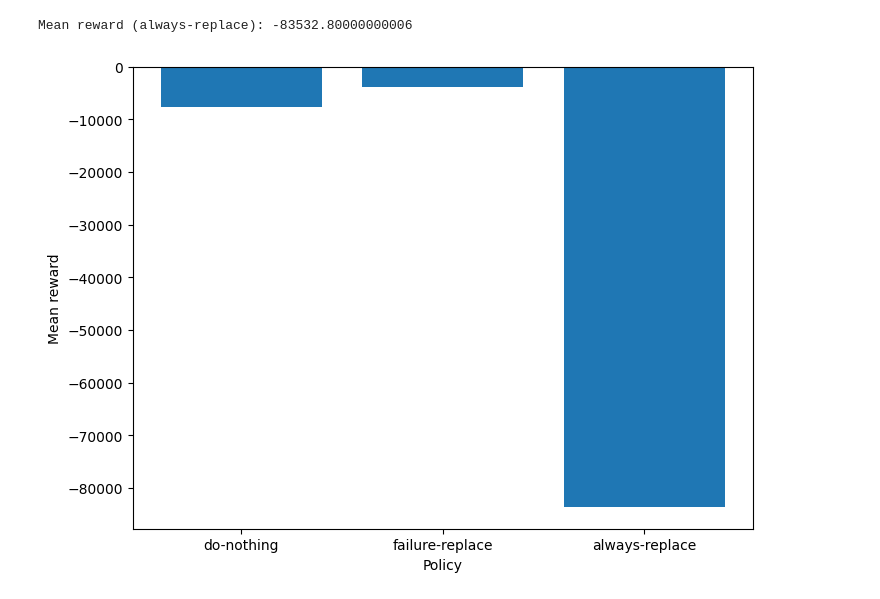
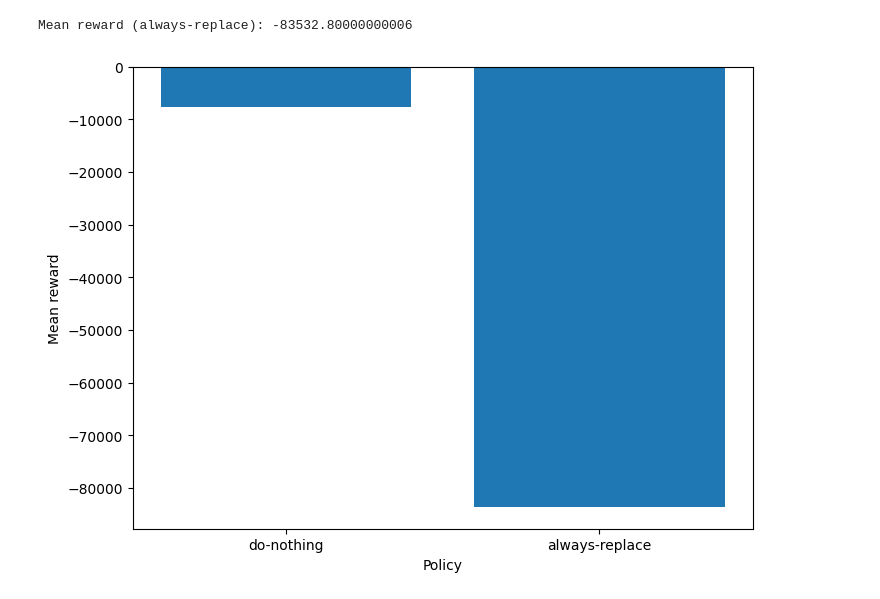
Before and after one commit to AI-for-Infrastructure-Management/imp-act, a Jupyter notebook: trivial_baselines.ipynb, the cells around one changed output. Drawn from its saved outputs; the diff is of its cells as text; code cells hidden in the pictures.

```diff
--- a/trivial_baselines.ipynb
+++ b/trivial_baselines.ipynb
@@ -101,10 +94,0 @@ Baseline: Failure replace action
-# %%
-NUM_EPISODES = 1_000
-
-store_failure_replace_rewards = np.zeros(NUM_EPISODES)
-
-for episode in range(NUM_EPISODES):
-
-    store_failure_replace_rewards[episode] = rollout(env, failure_replace_policy)
-
-print(f'Mean reward (failure-replace): {np.mean(store_failure_replace_rewards)}')
@@ -127,16 +109,16 @@ Mean reward (always-replace): -83532.80000000006
 # %%
 # plot bar chart
 import matplotlib.pyplot as plt
 
 plt.figure(figsize=(8, 6))
-_x = ['do-nothing', 'failure-replace', 'always-replace']
-_y = np.array([np.mean(store_do_nothing_rewards), np.mean(store_failure_replace_rewards), np.mean(store_always_replace_rewards)])
+_x = ['do-nothing', 'always-replace']
+_y = np.array([np.mean(store_do_nothing_rewards), np.mean(store_always_replace_rewards)])
 
 # add value text on top of each bar
 plt.bar(_x, _y)
 
 plt.xlabel('Policy')
 plt.ylabel('Mean reward')
 plt.show()
 # %% [output]
-[figure, old version]
+[figure, new version]
```
Also changed, not shown: parts of 5 cells of this notebook, 1 other file.
